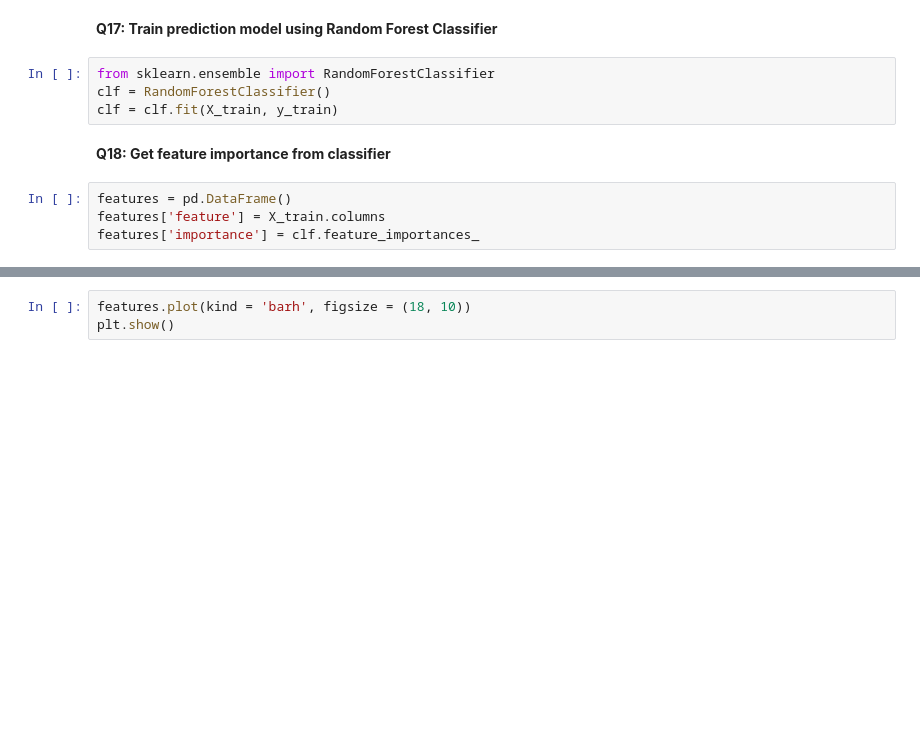
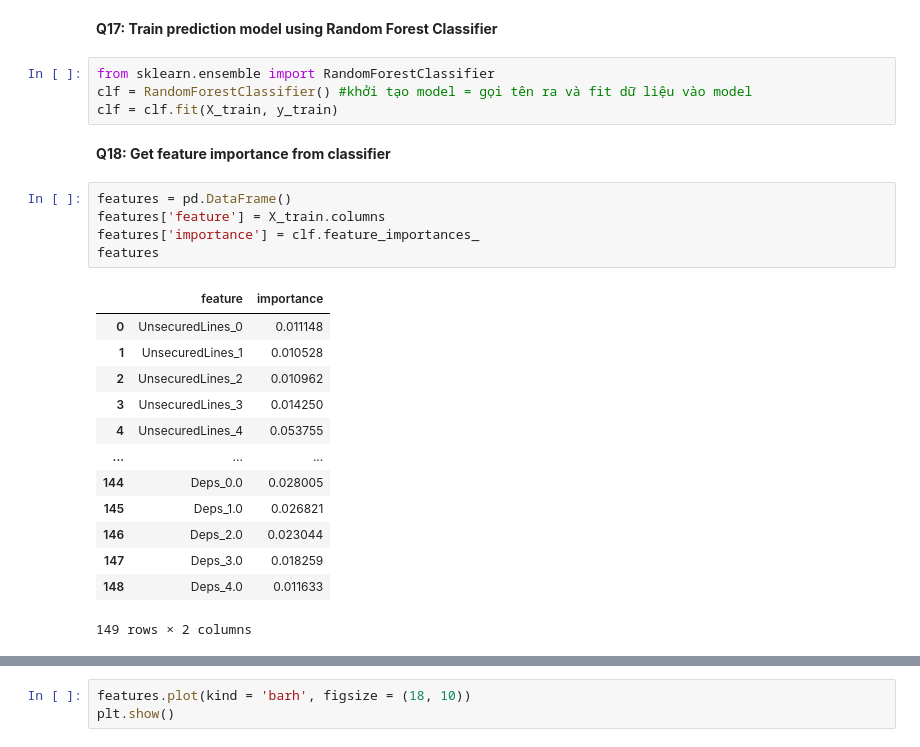
Before and after one commit to honghanhh/mci_python_33a8_l1, a Jupyter notebook: Live Slides/Bonus/uyenlt_Credit scoring.ipynb, the cells around one changed output, grey strips where cells are left out. Saved outputs shown, nothing was run; the diff lists cells and outputs as text; blank space fills up the shorter version.

```diff
--- a/Live Slides/Bonus/uyenlt_Credit scoring.ipynb
+++ b/Live Slides/Bonus/uyenlt_Credit scoring.ipynb
@@ -535,11 +551,26 @@ X_train.shape, y_train.shape
 **Q17: Train prediction model using Random Forest Classifier**
 # %%
 from sklearn.ensemble import RandomForestClassifier
-clf = RandomForestClassifier()
+clf = RandomForestClassifier() #khởi tạo model = gọi tên ra và fit dữ liệu vào model
 clf = clf.fit(X_train, y_train)
 # %% [markdown]
 **Q18: Get feature importance from classifier**
 # %%
 features = pd.DataFrame()
 features['feature'] = X_train.columns
 features['importance'] = clf.feature_importances_
+features
+# %% [output]
+|  | feature | importance |
+| 0 | UnsecuredLines_0 | 0.011148 |
+| 1 | UnsecuredLines_1 | 0.010528 |
+| 2 | UnsecuredLines_2 | 0.010962 |
+| 3 | UnsecuredLines_3 | 0.014250 |
+| 4 | UnsecuredLines_4 | 0.053755 |
+| ... | ... | ... |
+| 144 | Deps_0.0 | 0.028005 |
+| 145 | Deps_1.0 | 0.026821 |
+| 146 | Deps_2.0 | 0.023044 |
+| 147 | Deps_3.0 | 0.018259 |
+| 148 | Deps_4.0 | 0.011633 |
+149 rows × 2 columns
```
Also changed, not shown: parts of 14 cells of this notebook.
